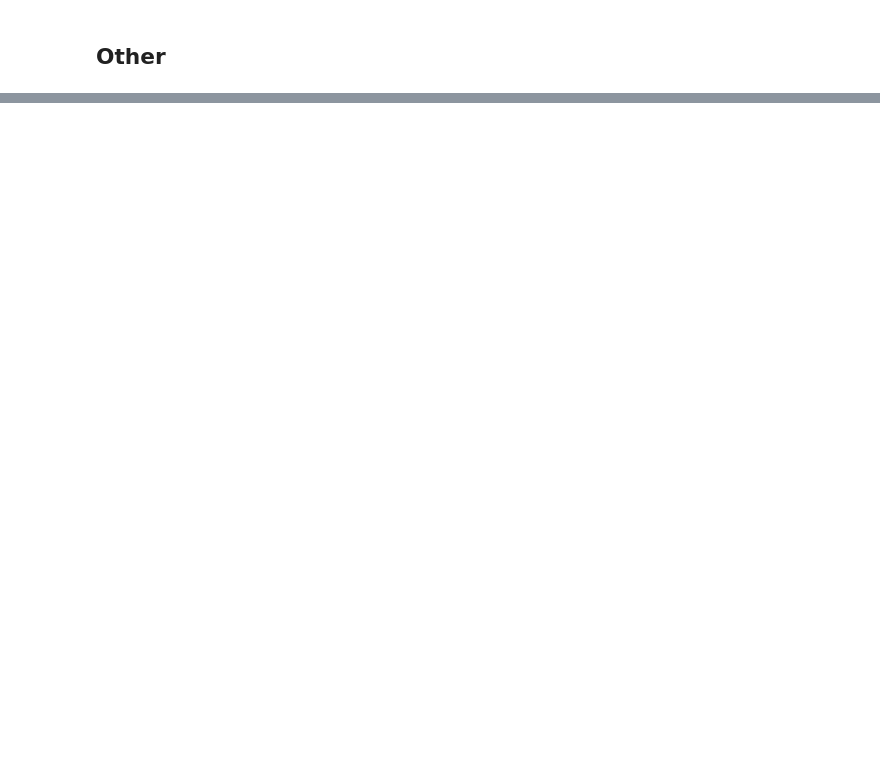
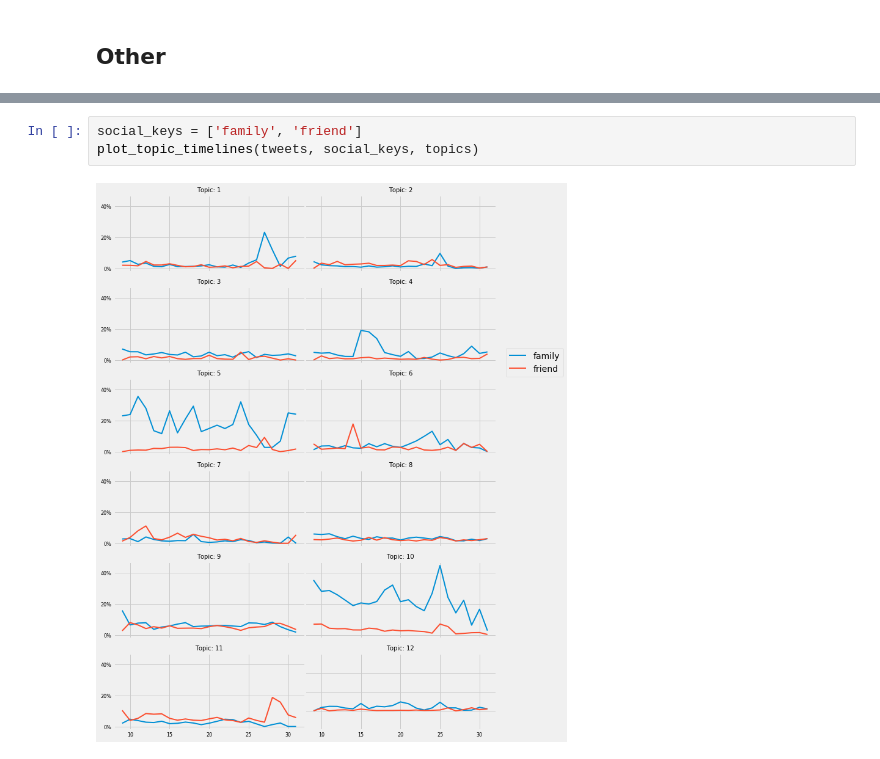
Before and after one commit to opardo/BlackLivesMatter, a Jupyter notebook: SentimentAnalysis/LWIC_Analysis_Dummy.ipynb, the cells around one changed output, grey strips where cells are left out. Cells and saved outputs as stored; diff of their text form; blank space fills up the shorter version.

```diff
--- a/SentimentAnalysis/LWIC_Analysis_Dummy.ipynb
+++ b/SentimentAnalysis/LWIC_Analysis_Dummy.ipynb
@@ -190,0 +247,5 @@ plot_means(df_other, other_keys)
+# %%
+social_keys = ['family', 'friend']
+plot_topic_timelines(tweets, social_keys, topics)
+# %% [output]
+[figure, added]
```
Also changed, not shown: parts of 18 cells of this notebook.
